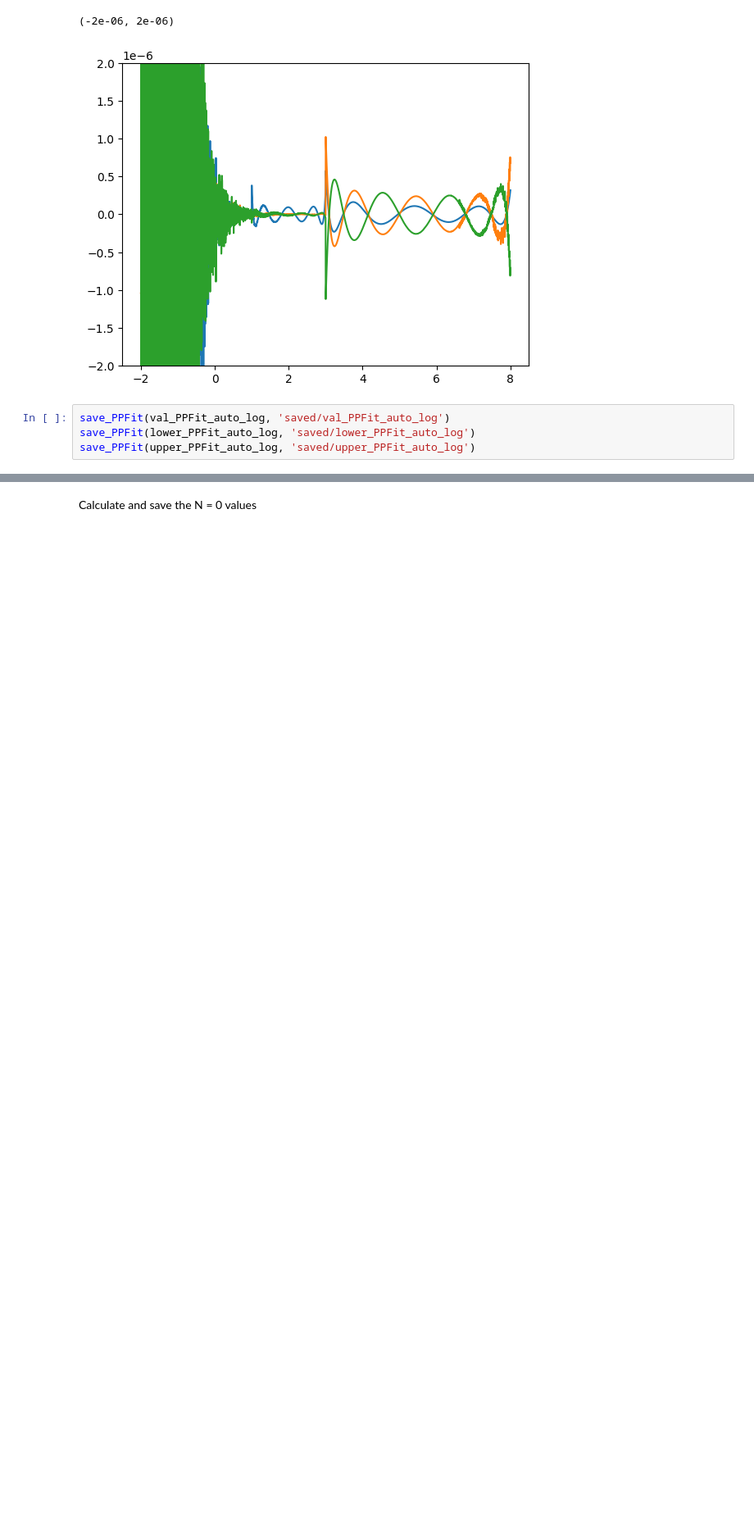
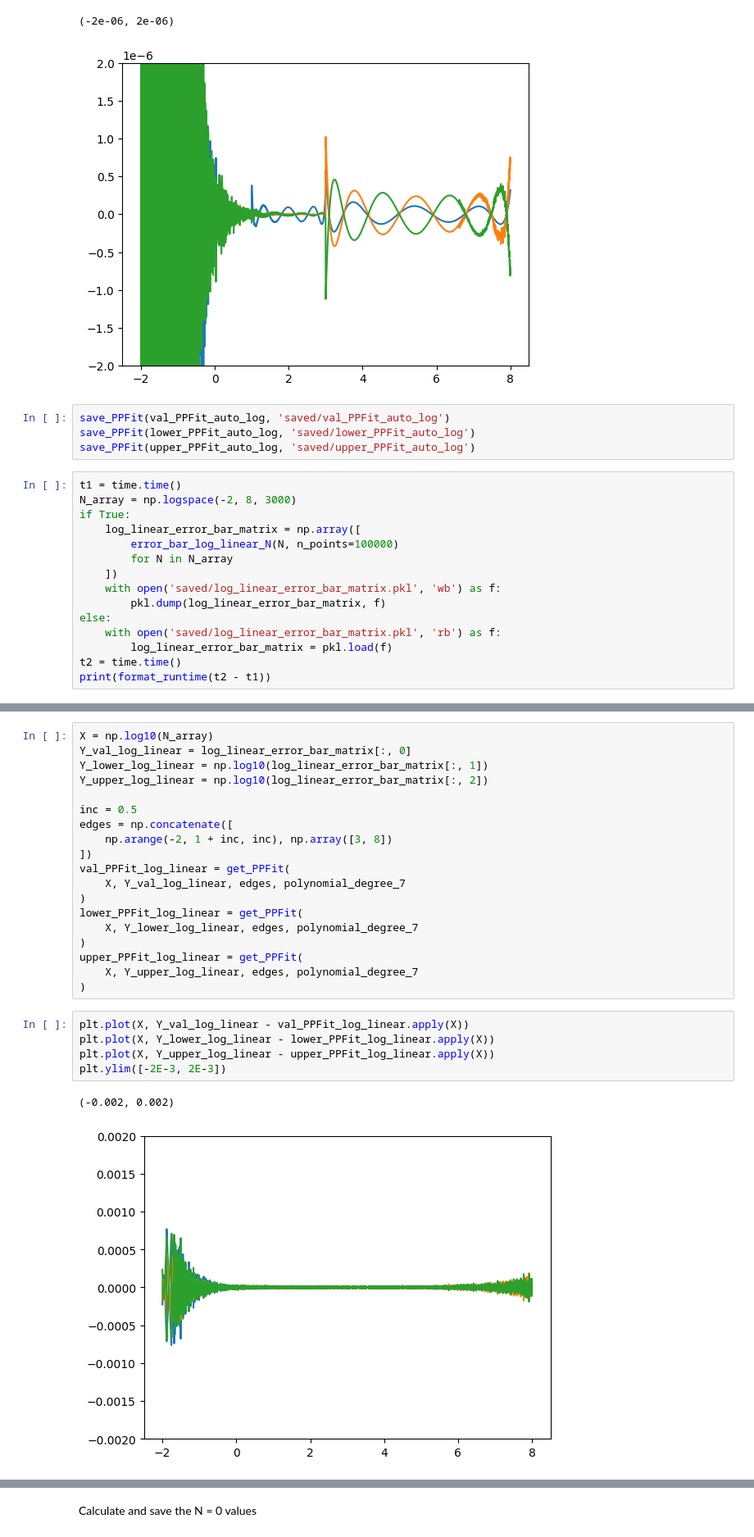
Before and after one commit to samwbell/craterdata, a Jupyter notebook: error_bar_model_fitting.ipynb, the cells around one changed output, grey strips where cells are left out. Shown at 82% size. Saved outputs shown, nothing was run; the diff lists cells and outputs as text; blank space fills up the shorter version.

```diff
--- a/error_bar_model_fitting.ipynb
+++ b/error_bar_model_fitting.ipynb
@@ -142,3 +142,18 @@ plt.ylim([-2E-6, 2E-6])
 save_PPFit(val_PPFit_auto_log, 'saved/val_PPFit_auto_log')
 save_PPFit(lower_PPFit_auto_log, 'saved/lower_PPFit_auto_log')
 save_PPFit(upper_PPFit_auto_log, 'saved/upper_PPFit_auto_log')
+# %%
+t1 = time.time()
+N_array = np.logspace(-2, 8, 3000)
+if True:
+    log_linear_error_bar_matrix = np.array([
+        error_bar_log_linear_N(N, n_points=100000)
+        for N in N_array
+    ])
+    with open('saved/log_linear_error_bar_matrix.pkl', 'wb') as f:
+        pkl.dump(log_linear_error_bar_matrix, f)
+else:
+    with open('saved/log_linear_error_bar_matrix.pkl', 'rb') as f:
+        log_linear_error_bar_matrix = pkl.load(f)
+t2 = time.time()
+print(format_runtime(t2 - t1))
@@ -144,0 +162,27 @@ save_PPFit(upper_PPFit_auto_log, 'saved/upper_PPFit_auto_log')
+# %%
+X = np.log10(N_array)
+Y_val_log_linear = log_linear_error_bar_matrix[:, 0]
+Y_lower_log_linear = np.log10(log_linear_error_bar_matrix[:, 1])
+Y_upper_log_linear = np.log10(log_linear_error_bar_matrix[:, 2])
+
+inc = 0.5
+edges = np.concatenate([
+    np.arange(-2, 1 + inc, inc), np.array([3, 8])
+])
+val_PPFit_log_linear = get_PPFit(
+    X, Y_val_log_linear, edges, polynomial_degree_7
+)
+lower_PPFit_log_linear = get_PPFit(
+    X, Y_lower_log_linear, edges, polynomial_degree_7
+)
+upper_PPFit_log_linear = get_PPFit(
+    X, Y_upper_log_linear, edges, polynomial_degree_7
+)
+# %%
+plt.plot(X, Y_val_log_linear - val_PPFit_log_linear.apply(X))
+plt.plot(X, Y_lower_log_linear - lower_PPFit_log_linear.apply(X))
+plt.plot(X, Y_upper_log_linear - upper_PPFit_log_linear.apply(X))
+plt.ylim([-2E-3, 2E-3])
+# %% [output]
+(-0.002, 0.002)
+[figure, added]
```
Also changed, not shown: parts of 9 cells of this notebook, 39 other files.
